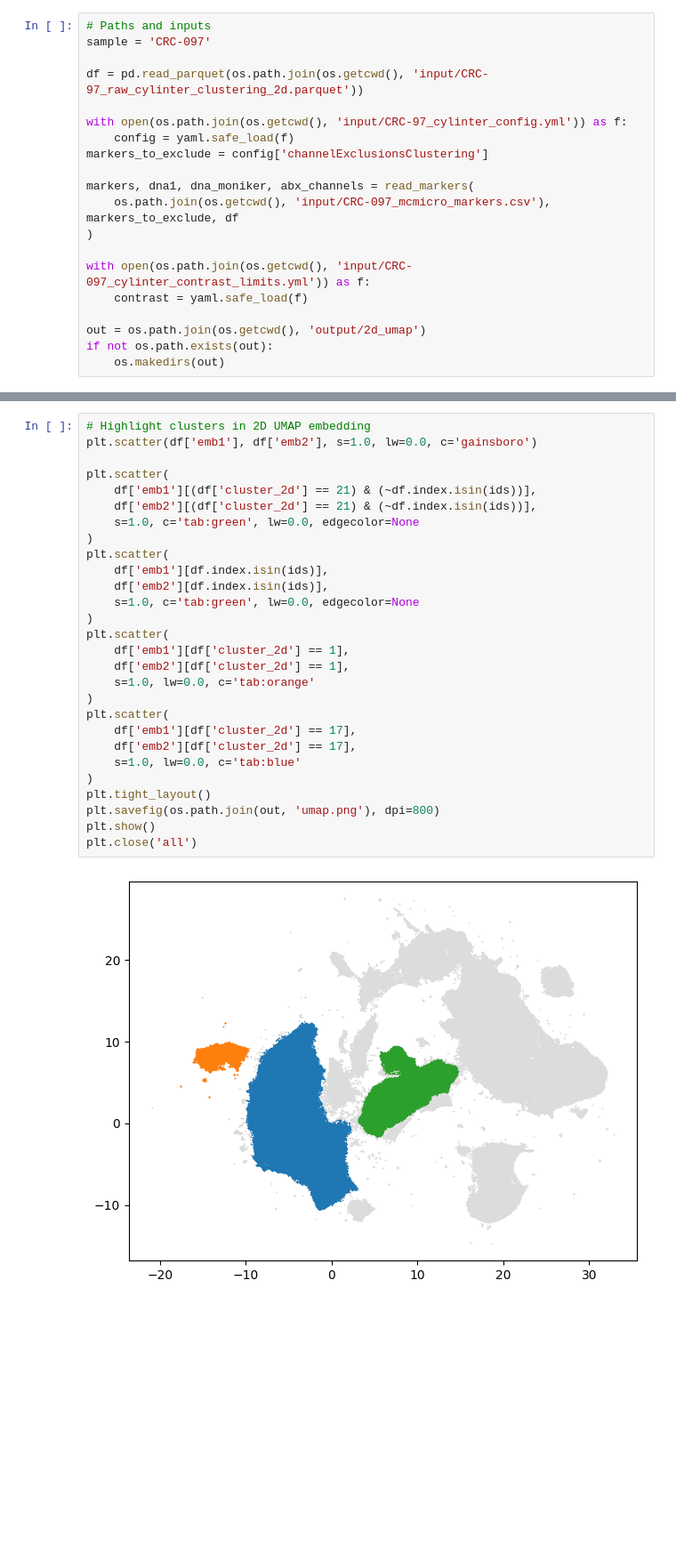
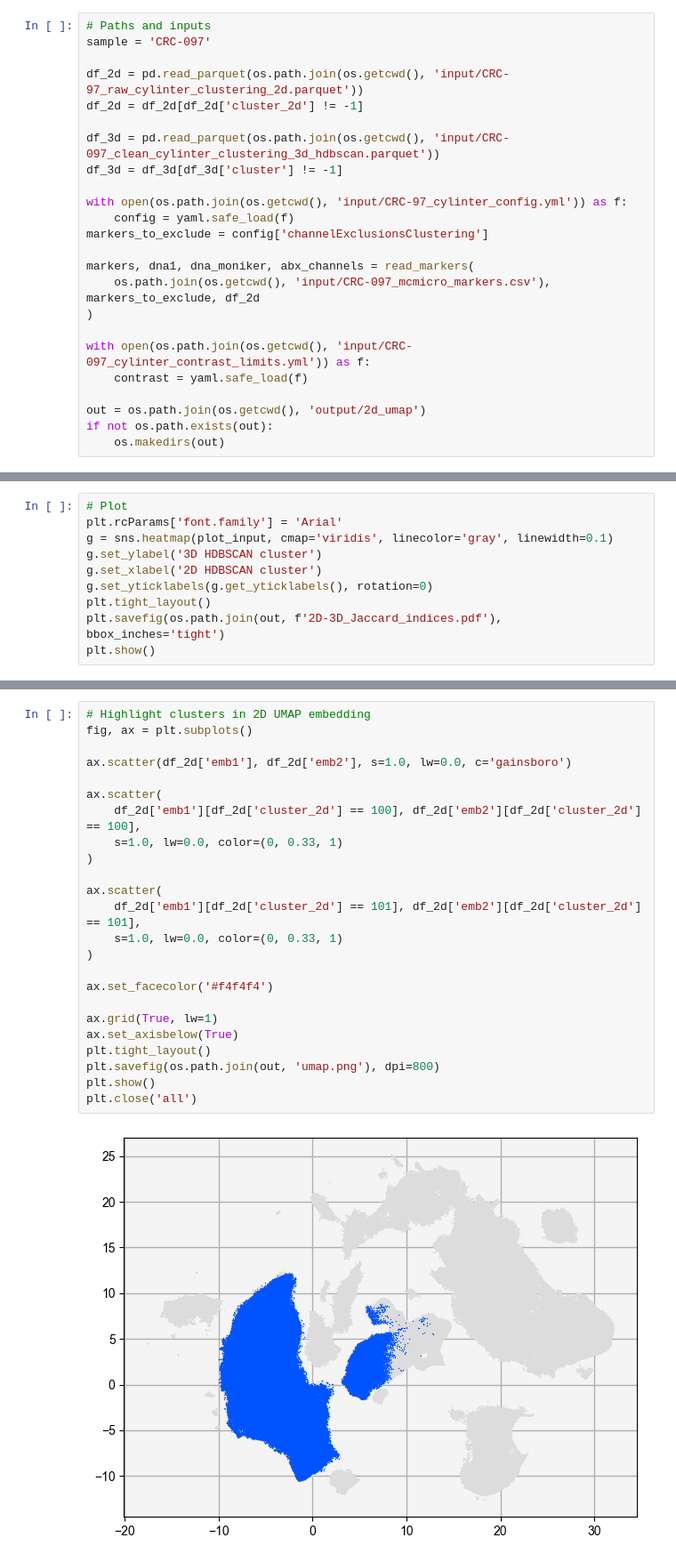
Before and after one commit to labsyspharm/vae-paper, a Jupyter notebook: src/2d_umap.ipynb, the cells around one changed output, grey strips where cells are left out. Shown: that part at 89% size. Cells and saved outputs as stored; diff of their text form; blank space fills up the shorter version.

```diff
--- a/src/2d_umap.ipynb
+++ b/src/2d_umap.ipynb
@@ -22,14 +24,18 @@ from utils.utility_functions import (single_channel_pyramid, read_markers)
 # Paths and inputs
 sample = 'CRC-097'
 
-df = pd.read_parquet(os.path.join(os.getcwd(), 'input/CRC-97_raw_cylinter_clustering_2d.parquet'))
+df_2d = pd.read_parquet(os.path.join(os.getcwd(), 'input/CRC-97_raw_cylinter_clustering_2d.parquet'))
+df_2d = df_2d[df_2d['cluster_2d'] != -1]
+
+df_3d = pd.read_parquet(os.path.join(os.getcwd(), 'input/CRC-097_clean_cylinter_clustering_3d_hdbscan.parquet'))
+df_3d = df_3d[df_3d['cluster'] != -1]
 
 with open(os.path.join(os.getcwd(), 'input/CRC-97_cylinter_config.yml')) as f:
     config = yaml.safe_load(f)
 markers_to_exclude = config['channelExclusionsClustering']
 
 markers, dna1, dna_moniker, abx_channels = read_markers(
-    os.path.join(os.getcwd(), 'input/CRC-097_mcmicro_markers.csv'), markers_to_exclude, df
+    os.path.join(os.getcwd(), 'input/CRC-097_mcmicro_markers.csv'), markers_to_exclude, df_2d
 )
 
 with open(os.path.join(os.getcwd(), 'input/CRC-097_cylinter_contrast_limits.yml')) as f:
@@ -45,0 +67,10 @@ ids = pd.read_csv(
+# %%
+# Plot
+plt.rcParams['font.family'] = 'Arial'
+g = sns.heatmap(plot_input, cmap='viridis', linecolor='gray', linewidth=0.1)
+g.set_ylabel('3D HDBSCAN cluster')
+g.set_xlabel('2D HDBSCAN cluster')
+g.set_yticklabels(g.get_yticklabels(), rotation=0)
+plt.tight_layout()
+plt.savefig(os.path.join(out, f'2D-3D_Jaccard_indices.pdf'), bbox_inches='tight')
+plt.show()
@@ -46,32 +90,28 @@ ids = pd.read_csv(
 # %%
 # Highlight clusters in 2D UMAP embedding
-plt.scatter(df['emb1'], df['emb2'], s=1.0, lw=0.0, c='gainsboro')
+fig, ax = plt.subplots()
 
-plt.scatter(
-    df['emb1'][(df['cluster_2d'] == 21) & (~df.index.isin(ids))],
-    df['emb2'][(df['cluster_2d'] == 21) & (~df.index.isin(ids))],
-    s=1.0, c='tab:green', lw=0.0, edgecolor=None
+ax.scatter(df_2d['emb1'], df_2d['emb2'], s=1.0, lw=0.0, c='gainsboro')
+
+ax.scatter(
+    df_2d['emb1'][df_2d['cluster_2d'] == 100], df_2d['emb2'][df_2d['cluster_2d'] == 100],
+    s=1.0, lw=0.0, color=(0, 0.33, 1)
 )
-plt.scatter(
-    df['emb1'][df.index.isin(ids)],
-    df['emb2'][df.index.isin(ids)],
-    s=1.0, c='tab:green', lw=0.0, edgecolor=None
+
+ax.scatter(
+    df_2d['emb1'][df_2d['cluster_2d'] == 101], df_2d['emb2'][df_2d['cluster_2d'] == 101],
+    s=1.0, lw=0.0, color=(0, 0.33, 1)
 )
-plt.scatter(
-    df['emb1'][df['cluster_2d'] == 1],
-    df['emb2'][df['cluster_2d'] == 1],
-    s=1.0, lw=0.0, c='tab:orange'
-)
-plt.scatter(
-    df['emb1'][df['cluster_2d'] == 17],
-    df['emb2'][df['cluster_2d'] == 17],
-    s=1.0, lw=0.0, c='tab:blue'
-)
+
+ax.set_facecolor('#f4f4f4')
+
+ax.grid(True, lw=1)
+ax.set_axisbelow(True)
 plt.tight_layout()
 plt.savefig(os.path.join(out, 'umap.png'), dpi=800)
 plt.show()
 plt.close('all')
 # %% [output]
-[figure, old version]
+[figure, new version]
 # %%
 # Show clusters in the CRC image
```
Also changed, not shown: parts of 6 cells of this notebook, 33 other files.
